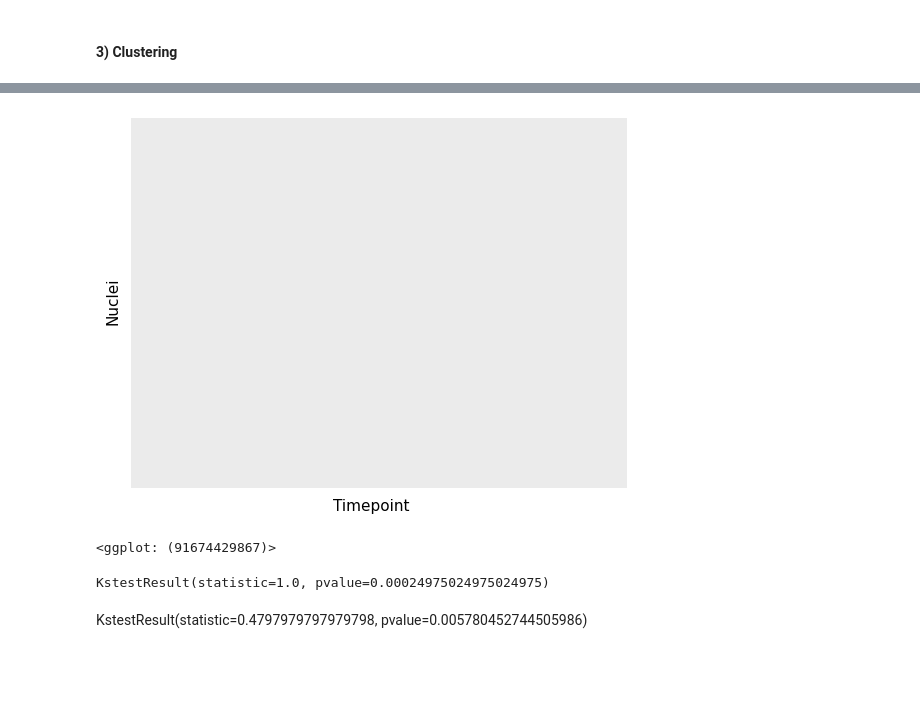
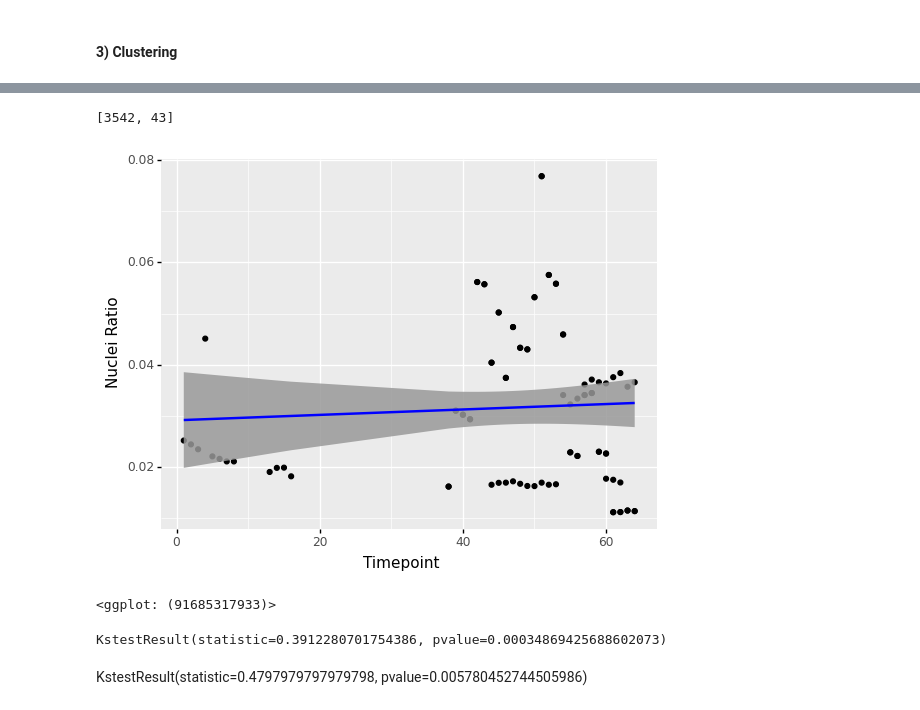
Before and after one commit to niightingale/bep_tools, a Jupyter notebook: fiji_analysis/models_X3.ipynb, the cells around one changed output, grey strips where cells are left out. Saved outputs shown, nothing was run; the diff lists cells and outputs as text; code cells hidden in the pictures; blank space fills up the shorter version.

```diff
--- a/fiji_analysis/models_X3.ipynb
+++ b/fiji_analysis/models_X3.ipynb
@@ -434,0 +388,12 @@ cut4 = cut_results[3]
+# %%
+import scipy.stats as stats
+
+cut_wt = pd.concat([cut_results_1606[0], cut_results_2306[0],
+                    cut_results_2306[1], cut_results_1606[0], cut_results_1606[1]])
+cut_c4 = pd.concat([cut_results_1606[1], cut_results_1606[2],
+                    cut_results_2306[2], cut_results_2306[3], cut_results_0206[2],
+                    cut_results_0206[3]])
+
+
+p_wt, l_wt, s_wt = cut_wt['Nuclei Ratio'].mean(), len(cut_wt), cut_wt['Nuclei Ratio'].var()
+p_c4, l_c4, s_c4 = cut_c4['Nuclei Ratio'].mean(), len(cut_c4), cut_c4['Nuclei Ratio'].var()
@@ -434,0 +407,16 @@ cut4 = cut_results[3]
+# %%
+import scipy.stats as stats
+
+p_values = []
+
+for i in range(0,10):
+    cut_results_1606, cut_results_2306, cut_results_0206 = plate_1606([2,2,i]), plate_2306([2,2,i]), plate_0206([2,2,i])
+
+    cut_wt = pd.concat([cut_results_1606[0], cut_results_2306[0],
+                        cut_results_2306[1], cut_results_1606[0], cut_results_1606[1]])
+    cut_c4 = pd.concat([cut_results_1606[1], cut_results_1606[2],
+                        cut_results_2306[2], cut_results_2306[3], cut_results_0206[2],
+                        cut_results_0206[3]])
+
+    p = stats.ttest_ind(a = cut_wt['Nuclei Ratio'], b = cut_c4['Nuclei Ratio'], equal_var = True)[1]
+    p_values.append(p)
@@ -435,16 +454,21 @@ cut4 = cut_results[3]
+# %%
+a = [2,55,3542,43]
+a[2:]
+# %% [output]
+[3542, 43]
 # %%
 
-ggplot(cut_results[1], aes('Timepoint', 'Nuclei')) +\
+ggplot(cut_wt, aes('Timepoint', 'Nuclei Ratio')) +\
     geom_point() +\
     geom_smooth(method = "lm", color = 'b', alpha = 0.85)
 # %% [output]
-[figure, old version]
+[figure, new version]
-<ggplot: (91674429867)>
+<ggplot: (91685317933)>
 # %%
 from scipy.stats import ks_2samp
 
-ks_2samp(cut2['Nuclei Ratio'], cut4['Nuclei Ratio'])
+ks_2samp(cut_wt['Nuclei Ratio'], cut_c4['Nuclei Ratio'])
 # %% [output]
-KstestResult(statistic=1.0, pvalue=0.00024975024975024975)
+KstestResult(statistic=0.3912280701754386, pvalue=0.00034869425688602073)
 # %% [markdown]
 KstestResult(statistic=0.4797979797979798, pvalue=0.005780452744505986)
```
Also changed, not shown: parts of 9 cells of this notebook, 23 other files.
